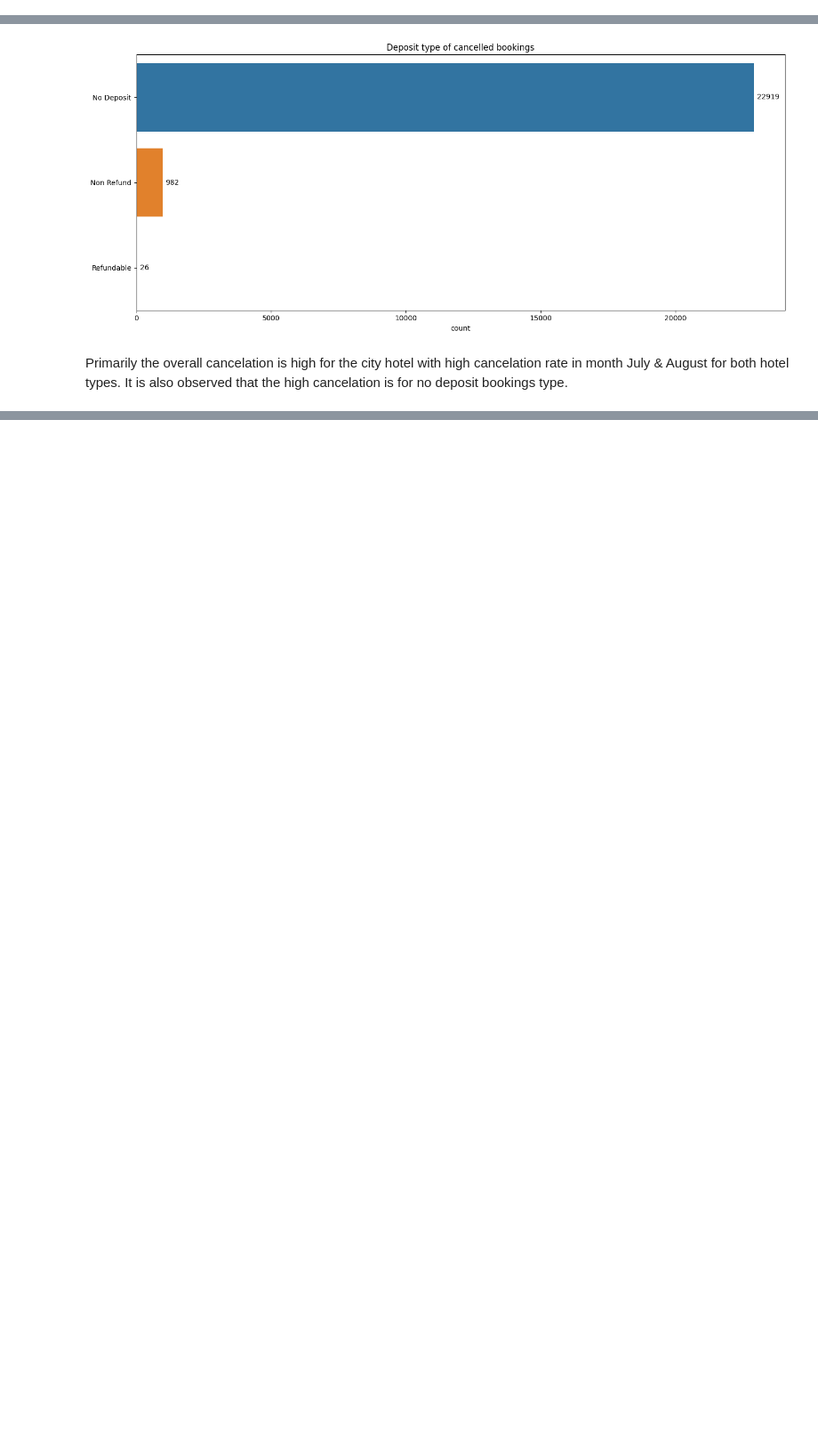
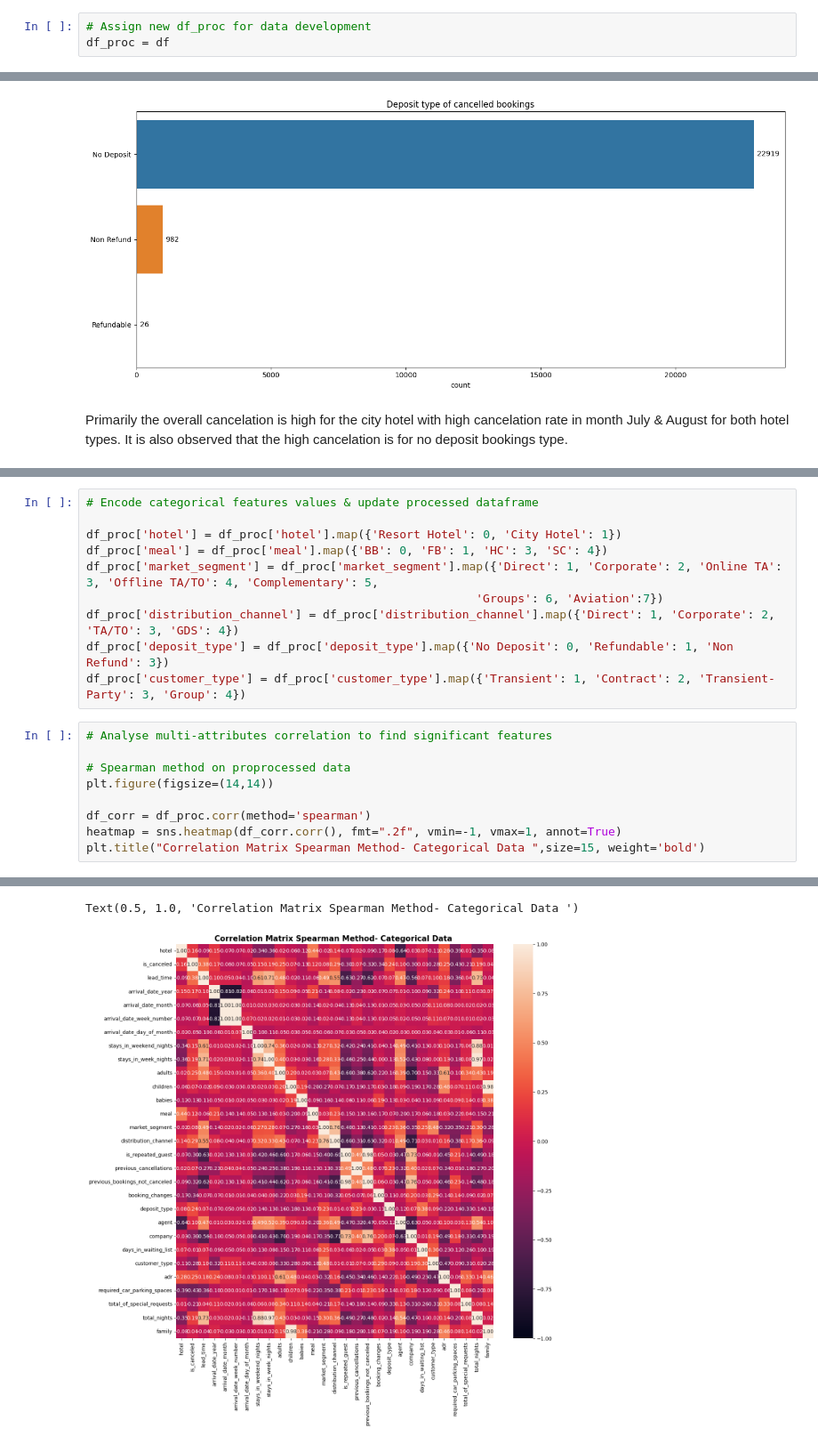
Before and after one commit to jtkhair/hotel, a Jupyter notebook: Notebook/hotel.ipynb, the cells around one changed output, grey strips where cells are left out. Shown at 89% size. Cells and saved outputs as stored; diff of their text form; blank space fills up the shorter version.

```diff
--- a/Notebook/hotel.ipynb
+++ b/Notebook/hotel.ipynb
@@ -291,3 +290,6 @@ df.loc[df['days_in_waiting_list'] > 0, ['days_in_waiting_list']] = 1
 
 # Drop dataset for adr with outlier value
 df.drop(df[df['adr'] == 5400].index, inplace = True)
+# %%
+# Assign new df_proc for data development
+df_proc = df
@@ -560,0 +591,20 @@ The high online TA & offline TA & TO show significant contribution followed by t
+# %%
+# Encode categorical features values & update processed dataframe
+
+df_proc['hotel'] = df_proc['hotel'].map({'Resort Hotel': 0, 'City Hotel': 1})
+df_proc['meal'] = df_proc['meal'].map({'BB': 0, 'FB': 1, 'HC': 3, 'SC': 4})
+df_proc['market_segment'] = df_proc['market_segment'].map({'Direct': 1, 'Corporate': 2, 'Online TA': 3, 'Offline TA/TO': 4, 'Complementary': 5,
+                                                        'Groups': 6, 'Aviation':7})
+df_proc['distribution_channel'] = df_proc['distribution_channel'].map({'Direct': 1, 'Corporate': 2, 'TA/TO': 3, 'GDS': 4})
+df_proc['deposit_type'] = df_proc['deposit_type'].map({'No Deposit': 0, 'Refundable': 1, 'Non Refund': 3})
+df_proc['customer_type'] = df_proc['customer_type'].map({'Transient': 1, 'Contract': 2, 'Transient-Party': 3, 'Group': 4})
+# %%
+# Analyse multi-attributes correlation to find significant features
+
+# Spearman method on proprocessed data
+plt.figure(figsize=(14,14))
+
+df_corr = df_proc.corr(method='spearman')
+heatmap = sns.heatmap(df_corr.corr(), fmt=".2f", vmin=-1, vmax=1, annot=True)
+plt.title("Correlation Matrix Spearman Method- Categorical Data ",size=15, weight='bold')
+# %% [output]
@@ -560,0 +612,2 @@ The high online TA & offline TA & TO show significant contribution followed by t
+Text(0.5, 1.0, 'Correlation Matrix Spearman Method- Categorical Data ')
+[figure, added]
```
Also changed, not shown: parts of 30 cells of this notebook, 1 other file.
